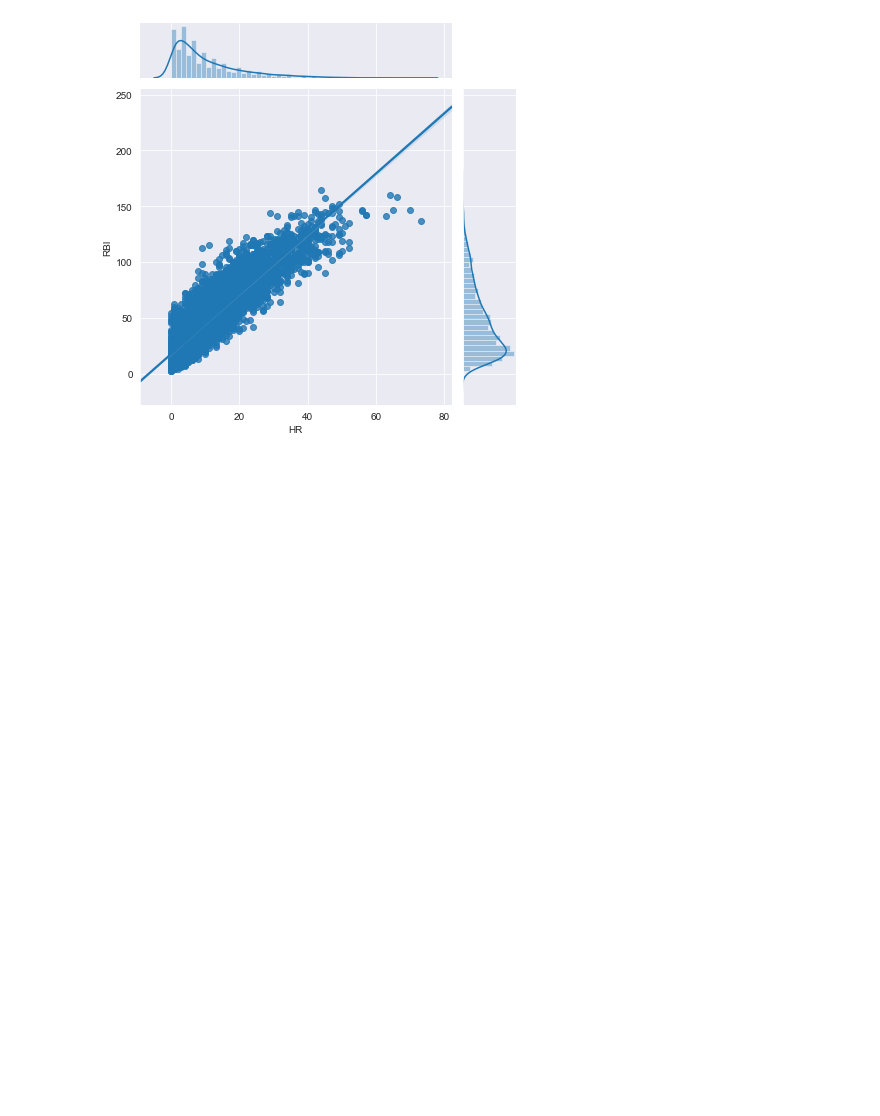
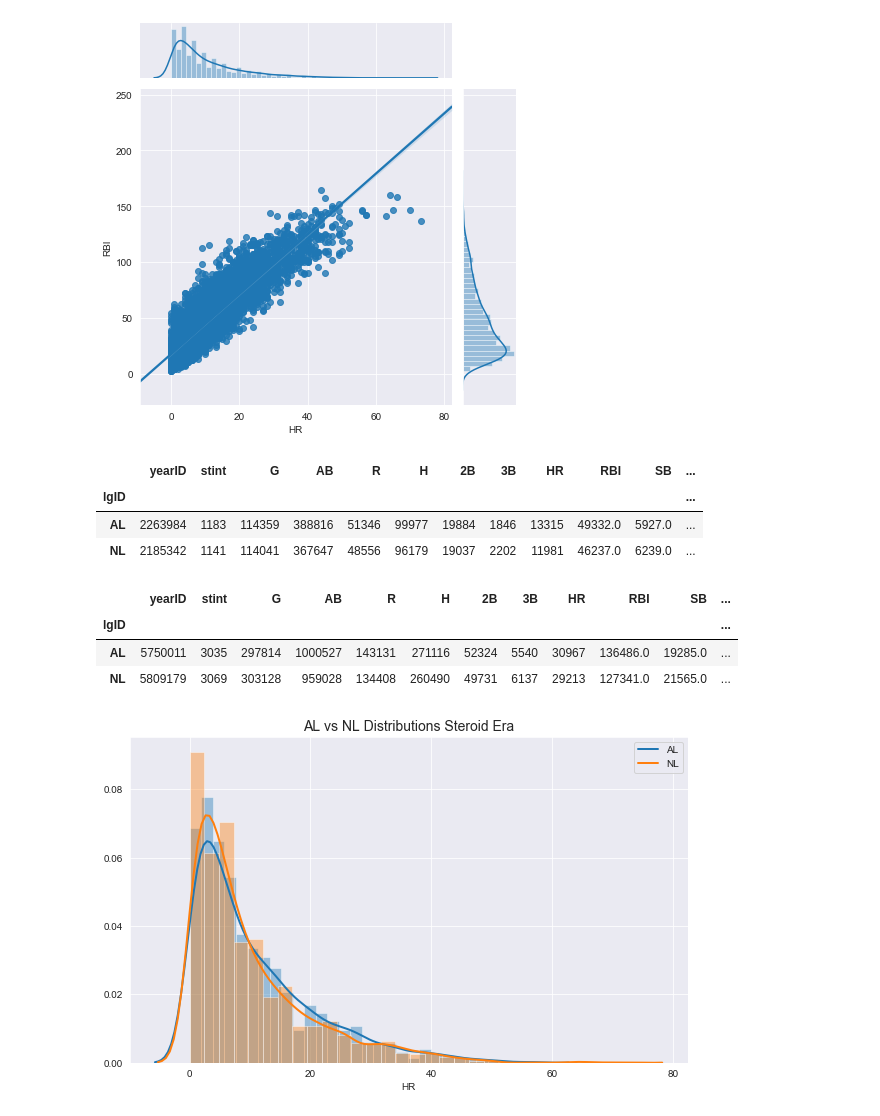
Before and after one commit to cjriggio/juiced, a Jupyter notebook: juiced-EDA.ipynb, the cells around one changed output. Cells and saved outputs as stored; diff of their text form; code cells hidden in the pictures; blank space fills up the shorter version.

```diff
--- a/juiced-EDA.ipynb
+++ b/juiced-EDA.ipynb
@@ -226,0 +241,20 @@ steroidsAB.to_csv("ster")
+# %%
+juicedAB.groupby('lgID').sum()
+# %% [output]
+|  | yearID | stint | G | AB | R | H | 2B | 3B | HR | RBI | SB | ... |
+| lgID |  |  |  |  |  |  |  |  |  |  |  | ... |
+| AL | 2263984 | 1183 | 114359 | 388816 | 51346 | 99977 | 19884 | 1846 | 13315 | 49332.0 | 5927.0 | ... |
+| NL | 2185342 | 1141 | 114041 | 367647 | 48556 | 96179 | 19037 | 2202 | 11981 | 46237.0 | 6239.0 | ... |
+# %%
+steroidsAB.groupby('lgID').sum()
+# %% [output]
+|  | yearID | stint | G | AB | R | H | 2B | 3B | HR | RBI | SB | ... |
+| lgID |  |  |  |  |  |  |  |  |  |  |  | ... |
+| AL | 5750011 | 3035 | 297814 | 1000527 | 143131 | 271116 | 52324 | 5540 | 30967 | 136486.0 | 19285.0 | ... |
+| NL | 5809179 | 3069 | 303128 | 959028 | 134408 | 260490 | 49731 | 6137 | 29213 | 127341.0 | 21565.0 | ... |
+# %%
+NLSter = steroidsAB[steroidsAB['lgID']=='NL']
+ALSter = steroidsAB[steroidsAB['lgID']=='AL']
+
+NLJuice = juicedAB[juicedAB['lgID']=='NL']
+ALJuice = juicedAB[juicedAB['lgID']=='AL']
@@ -226,0 +266,7 @@ steroidsAB.to_csv("ster")
+# %%
+plt.figure(figsize=(10,6))
+sns.distplot(ALSter['HR'], bins=30,kde_kws={"lw": 2, "label": "AL"})
+sns.distplot(NLSter['HR'], bins=30,kde_kws={"lw": 2, "label": "NL"})
+plt.title('AL vs NL Distributions Steroid Era', fontsize=14);
+# %% [output]
+[figure, added]
```
Also changed, not shown: parts of 6 cells of this notebook, 5 other files.
